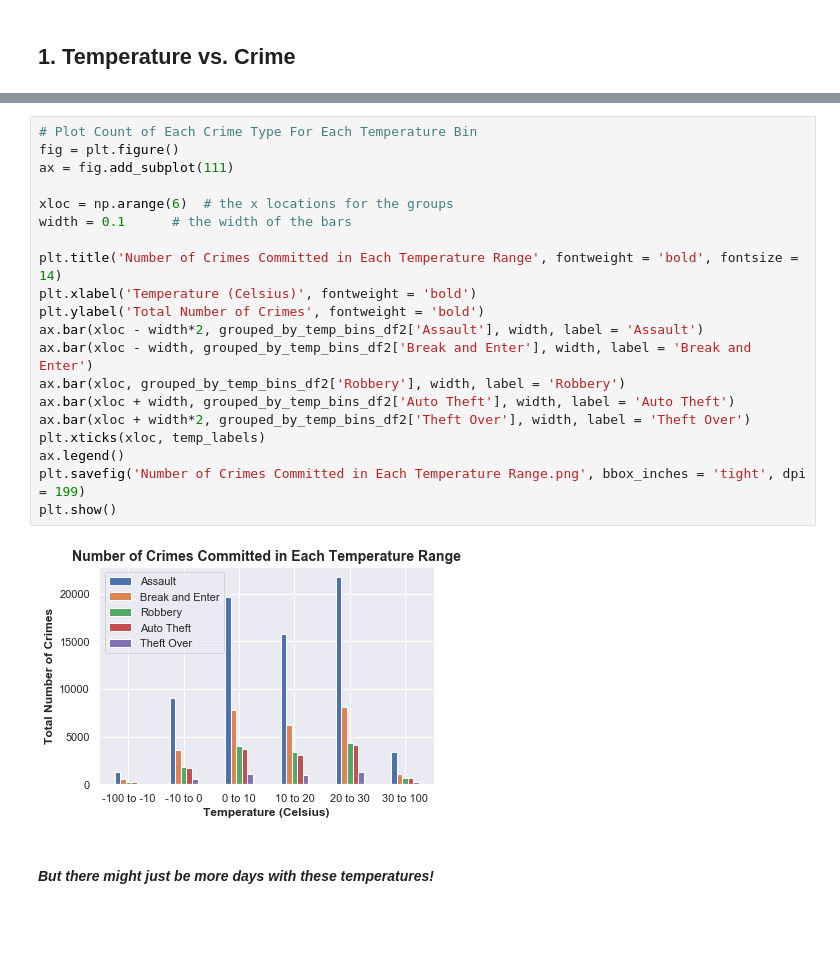
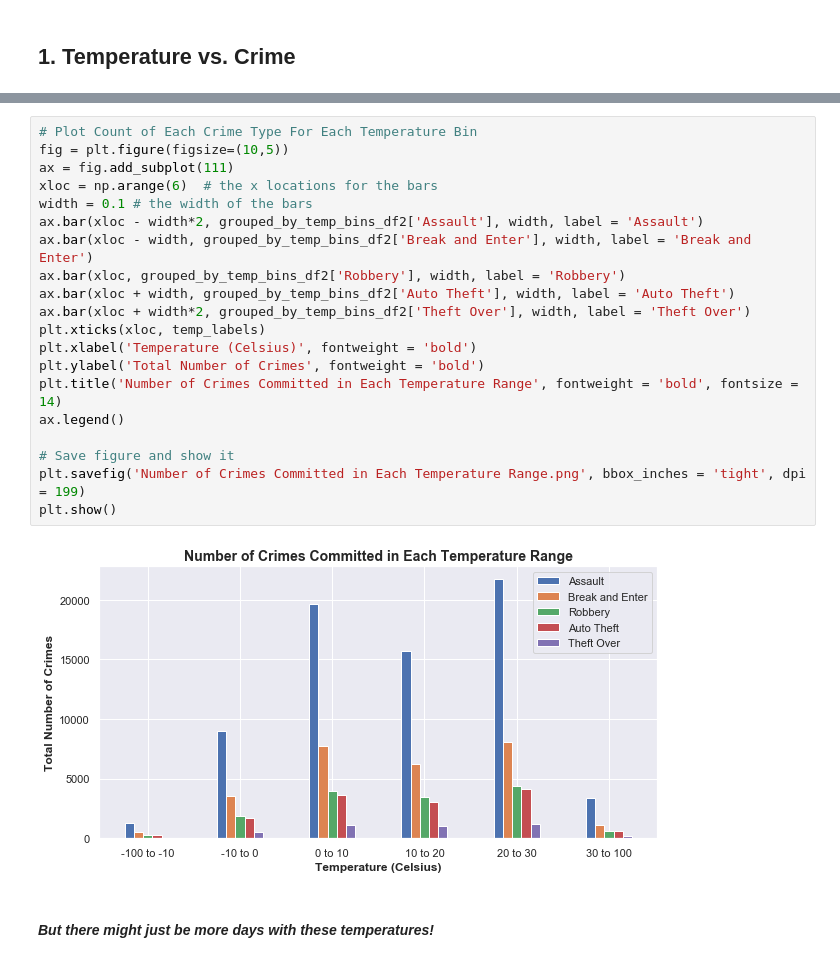
Before and after one commit to minnawoo/Whether-Weather-Drives-Crime, a Jupyter notebook: Whether Weather Drives Crime.ipynb, the cells around one changed output, grey strips where cells are left out. Saved outputs shown, nothing was run; the diff lists cells and outputs as text; blank space fills up the shorter version.

```diff
--- a/Whether Weather Drives Crime.ipynb
+++ b/Whether Weather Drives Crime.ipynb
@@ -300,25 +285,25 @@ grouped_by_temp_bins_df2
 # %%
 # Plot Count of Each Crime Type For Each Temperature Bin
-fig = plt.figure()
+fig = plt.figure(figsize=(10,5))
 ax = fig.add_subplot(111)
-
-xloc = np.arange(6)  # the x locations for the groups
-width = 0.1      # the width of the bars
-
-plt.title('Number of Crimes Committed in Each Temperature Range', fontweight = 'bold', fontsize = 14)
-plt.xlabel('Temperature (Celsius)', fontweight = 'bold')
-plt.ylabel('Total Number of Crimes', fontweight = 'bold')
+xloc = np.arange(6)  # the x locations for the bars
+width = 0.1 # the width of the bars
 ax.bar(xloc - width*2, grouped_by_temp_bins_df2['Assault'], width, label = 'Assault')
 ax.bar(xloc - width, grouped_by_temp_bins_df2['Break and Enter'], width, label = 'Break and Enter')
 ax.bar(xloc, grouped_by_temp_bins_df2['Robbery'], width, label = 'Robbery')
 ax.bar(xloc + width, grouped_by_temp_bins_df2['Auto Theft'], width, label = 'Auto Theft')
 ax.bar(xloc + width*2, grouped_by_temp_bins_df2['Theft Over'], width, label = 'Theft Over')
 plt.xticks(xloc, temp_labels)
+plt.xlabel('Temperature (Celsius)', fontweight = 'bold')
+plt.ylabel('Total Number of Crimes', fontweight = 'bold')
+plt.title('Number of Crimes Committed in Each Temperature Range', fontweight = 'bold', fontsize = 14)
 ax.legend()
+
+# Save figure and show it
 plt.savefig('Number of Crimes Committed in Each Temperature Range.png', bbox_inches = 'tight', dpi = 199)
 plt.show()
 # %% [output]
-[figure, old version]
+[figure, new version]
 # %% [markdown]
 #### *But there might just be more days with these temperatures!*
 # %%
```
Also changed, not shown: parts of 32 cells of this notebook, 12 other files.
